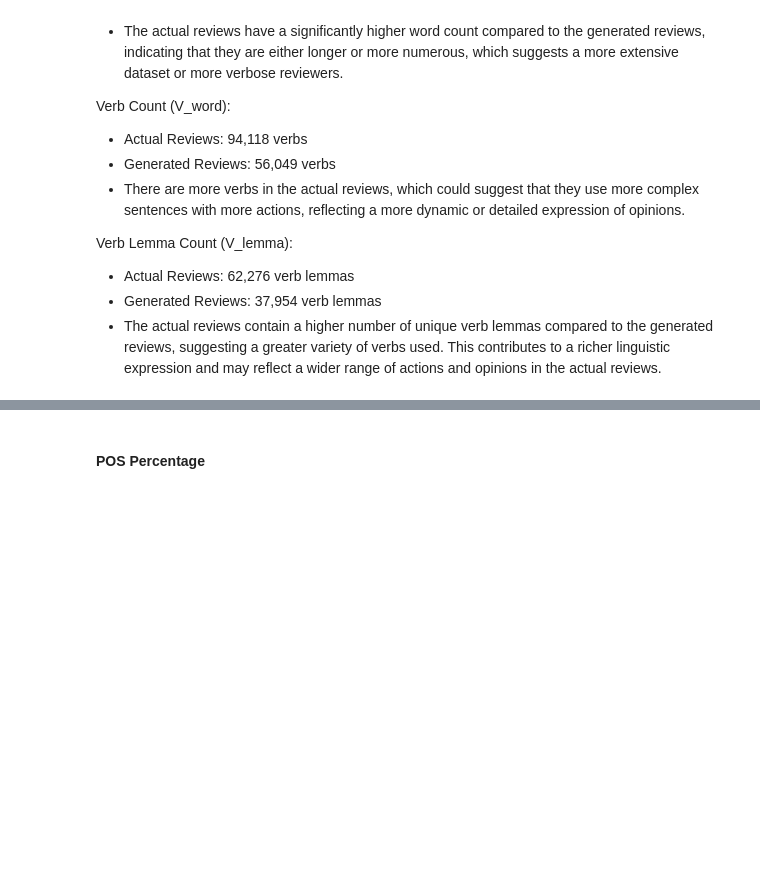
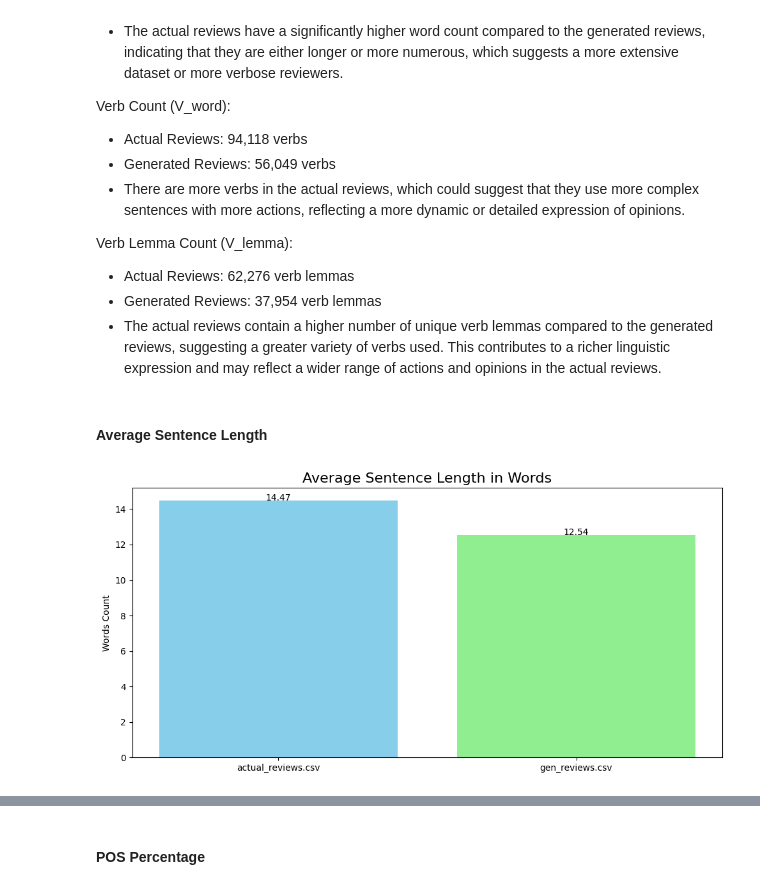
Before and after one commit to z00logist/generated-vs-actual-reviews, a Jupyter notebook: research/complexity_EDA.ipynb, the cells around one changed output, grey strips where cells are left out. Cells and saved outputs as stored; diff of their text form; code cells hidden in the pictures; blank space fills up the shorter version.

Commit message:
add more metrics analysis

```diff
--- a/research/complexity_EDA.ipynb
+++ b/research/complexity_EDA.ipynb
@@ -79,3 +79,20 @@ Verb Lemma Count (V_lemma):
 - Actual Reviews: 62,276 verb lemmas
 - Generated Reviews: 37,954 verb lemmas
 - The actual reviews contain a higher number of unique verb lemmas compared to the generated reviews, suggesting a greater variety of verbs used. This contributes to a richer linguistic expression and may reflect a wider range of actions and opinions in the actual reviews.
+# %% [markdown]
+#### Average Sentence Length
+# %%
+asl = complexity_metrics[["fname", "ASL"]]
+
+plt.figure(figsize=(10, 5))
+plt.bar(asl["fname"], asl["ASL"], color=['skyblue', 'lightgreen'])
+plt.title('Average Sentence Length in Words', fontsize=16)
+plt.ylabel('Words Count')
+
+for index, value in enumerate(asl["ASL"]):
+    plt.text(index, value, f"{value:.2f}", ha='center')
+
+plt.tight_layout()
+plt.show()
+# %% [output]
+[figure, added]
```
Also changed, not shown: parts of 10 cells of this notebook.
